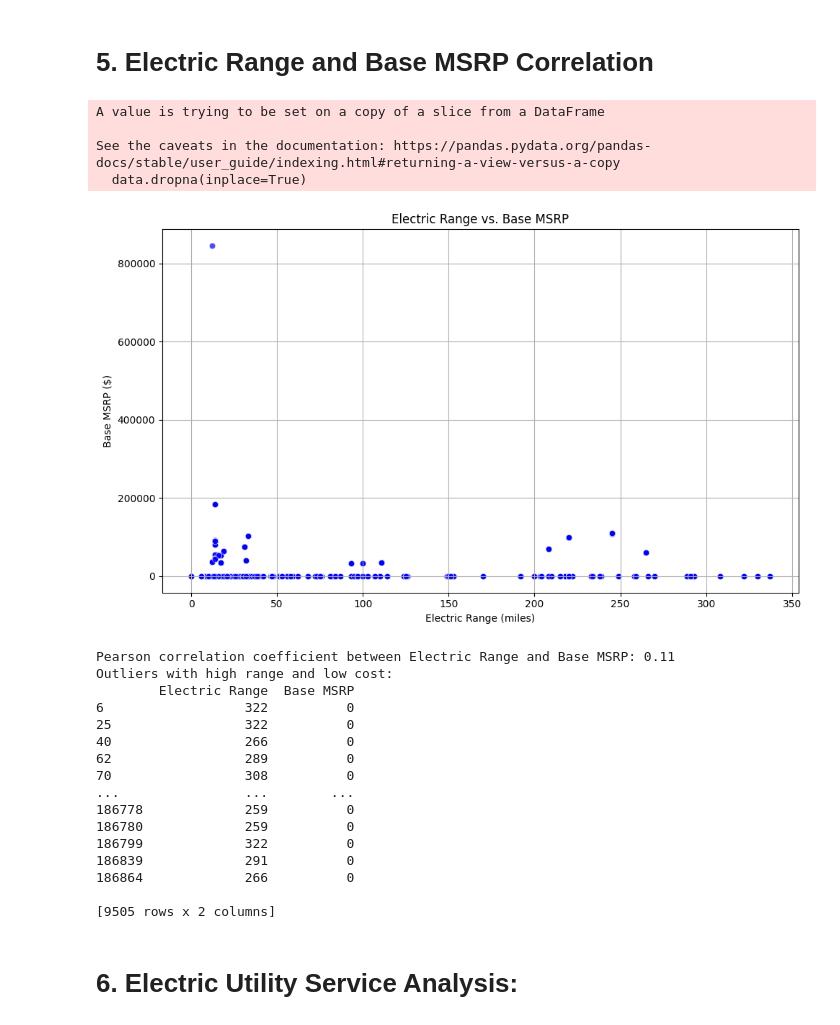
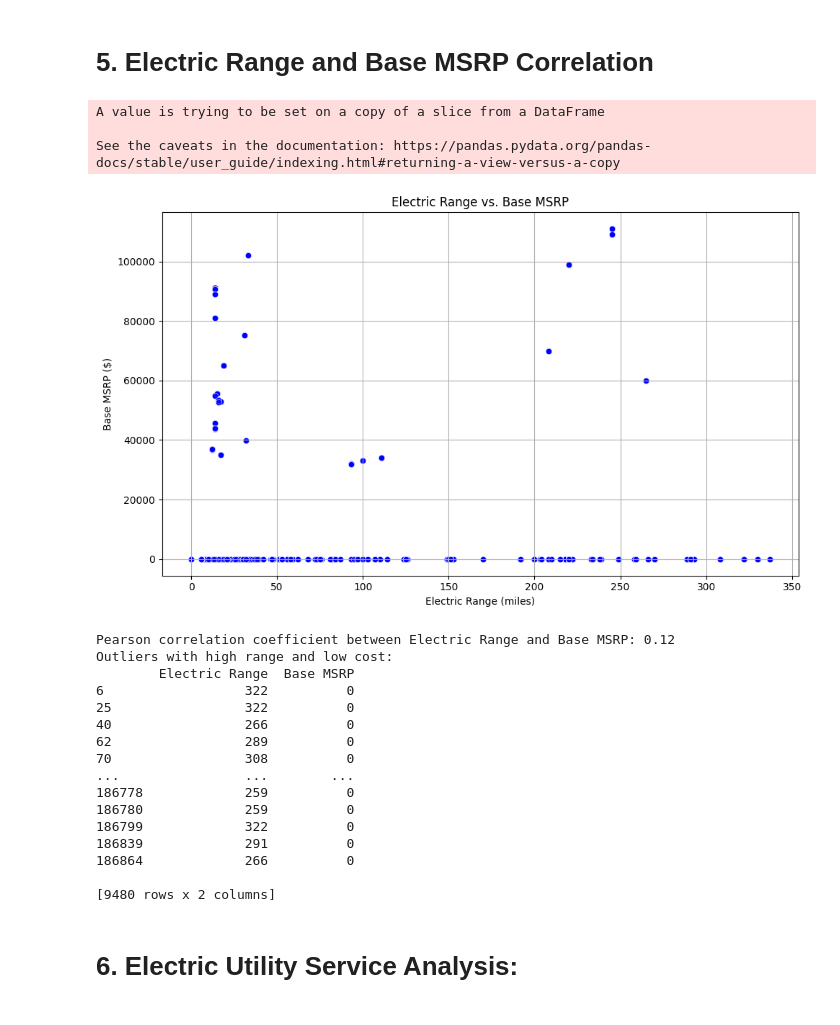
Before and after one commit to GDharan10/Project9_HorseRacePrediction, a Jupyter notebook: ElectricVehicleAnalysis_WA.ipynb, the cells around one changed output. Saved outputs shown, nothing was run; the diff lists cells and outputs as text; code cells hidden in the pictures.

```diff
--- a/ElectricVehicleAnalysis_WA.ipynb
+++ b/ElectricVehicleAnalysis_WA.ipynb
@@ -139,3 +150,5 @@ df.head()
+# %%
+df.drop(df[df['Base MSRP'] >= 120_000.0].index, inplace=True)
 # %% [markdown]
 # **1. Geographic Distribution Analysis:**
 # %% [markdown]
@@ -276,15 +240,8 @@ Summary Statistics by Model:
 # %% [markdown]
 # **4. Legislative District Analysis**
 # %%
-import pandas as pd
-import matplotlib.pyplot as plt
-import seaborn as sns
-
-# Load your dataset (replace 'file_path.csv' with your actual file path)
-df = pd.read_csv('/content/drive/MyDrive/Task/Electric Vehicle Dataset Analysis - WA/Electric_Vehicle_Population_Data.csv')
-
 # Select relevant columns for analysis
-data = df[['Legislative District', 'Electric Vehicle Type', 'Electric Range', 'Base MSRP', 'Clean Alternative Fuel Vehicle (CAFV) Eligibility']]
+data = df[['Legislative District']]
 
 # Clean data: Handle missing values if any
 data.dropna(subset=['Legislative District'], inplace=True)
@@ -305,20 +262,6 @@ plt.xticks(rotation=45)
 plt.grid(axis='y')
 plt.tight_layout()
 plt.show()
-
-# Explore correlations with policy data and socioeconomic factors
-# Example: Scatter plot of Electric Range vs. Base MSRP
-plt.figure(figsize=(8, 6))
-sns.scatterplot(x='Electric Range', y='Base MSRP', data=data, hue='Clean Alternative Fuel Vehicle (CAFV) Eligibility', palette='coolwarm', alpha=0.8)
-plt.title('Electric Range vs. Base MSRP')
-plt.xlabel('Electric Range (miles)')
-plt.ylabel('Base MSRP ($)')
-plt.legend(title='CAFV Eligibility', bbox_to_anchor=(1.05, 1), loc='upper left')
-plt.grid(True)
-plt.tight_layout()
-plt.show()
-
-# Further analysis as per your specific data and hypotheses
 # %% [output]
 A value is trying to be set on a copy of a slice from a DataFrame
 
@@ -338,49 +282,40 @@ Passing `palette` without assigning `hue` is deprecated and will be removed in v
 # %% [markdown]
 # **5. Electric Range and Base MSRP Correlation**
 # %%
-import pandas as pd
-import matplotlib.pyplot as plt
-import seaborn as sns
-
-# Load the dataset
-file_path = '/content/drive/MyDrive/Task/Electric Vehicle Dataset Analysis - WA/Electric_Vehicle_Population_Data.csv'
-df = pd.read_csv(file_path)
-
 # Select relevant columns for analysis
 data = df[['Electric Range', 'Base MSRP']]
 
 # Clean data: Drop any rows with missing values in Electric Range or Base MSRP
 data.dropna(inplace=True)
 
 # Plot electric range vs. base MSRP
 plt.figure(figsize=(10, 6))
 sns.scatterplot(x='Electric Range', y='Base MSRP', data=data, alpha=0.7, color='blue')
 plt.title('Electric Range vs. Base MSRP')
 plt.xlabel('Electric Range (miles)')
 plt.ylabel('Base MSRP ($)')
 plt.grid(True)
 plt.tight_layout()
 plt.show()
 
 # Conduct correlation analysis
 correlation = data['Electric Range'].corr(data['Base MSRP'])
 print(f"Pearson correlation coefficient between Electric Range and Base MSRP: {correlation:.2f}")
 
 # Additional analysis or insights
 # Identify outliers or clusters in the data
 # Example: Identify EVs with high range and low cost for further investigation
 outliers = data[(data['Electric Range'] > 250) & (data['Base MSRP'] < 40000)]
 print("Outliers with high range and low cost:")
 print(outliers)
 
 # Further insights or recommendations based on the analysis
 # %% [output]
 A value is trying to be set on a copy of a slice from a DataFrame
 
 See the caveats in the documentation: https://pandas.pydata.org/pandas-docs/stable/user_guide/indexing.html#returning-a-view-versus-a-copy
-  data.dropna(inplace=True)
-[figure, old version]
+[figure, new version]
-Pearson correlation coefficient between Electric Range and Base MSRP: 0.11
+Pearson correlation coefficient between Electric Range and Base MSRP: 0.12
 Outliers with high range and low cost:
         Electric Range  Base MSRP
 6                  322          0
@@ -395,7 +330,7 @@ Outliers with high range and low cost:
 186839             291          0
 186864             266          0
 
-[9505 rows x 2 columns]
+[9480 rows x 2 columns]
 # %% [markdown]
 # **6. Electric Utility Service Analysis:**
 # %%
```
Also changed, not shown: parts of 9 cells of this notebook.
